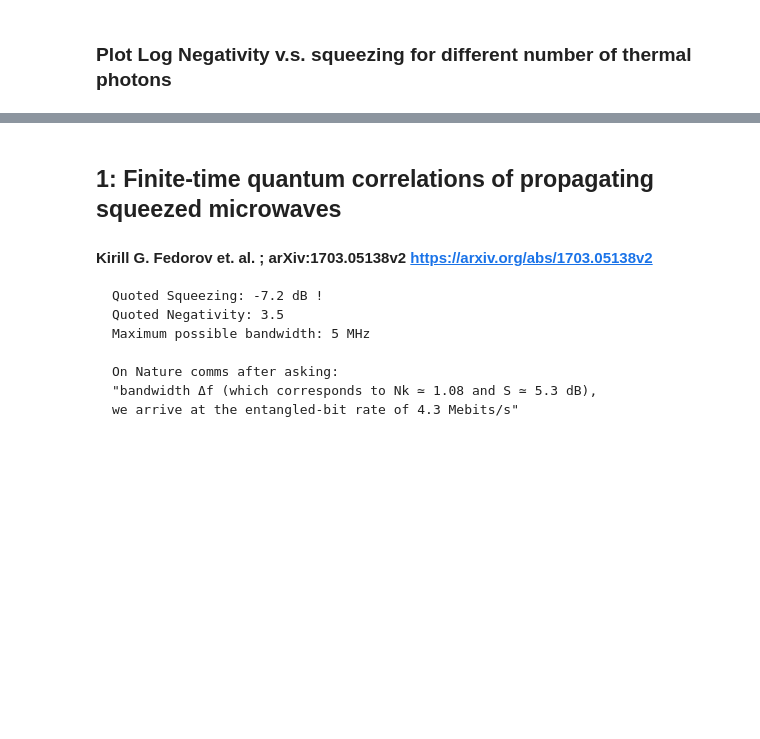
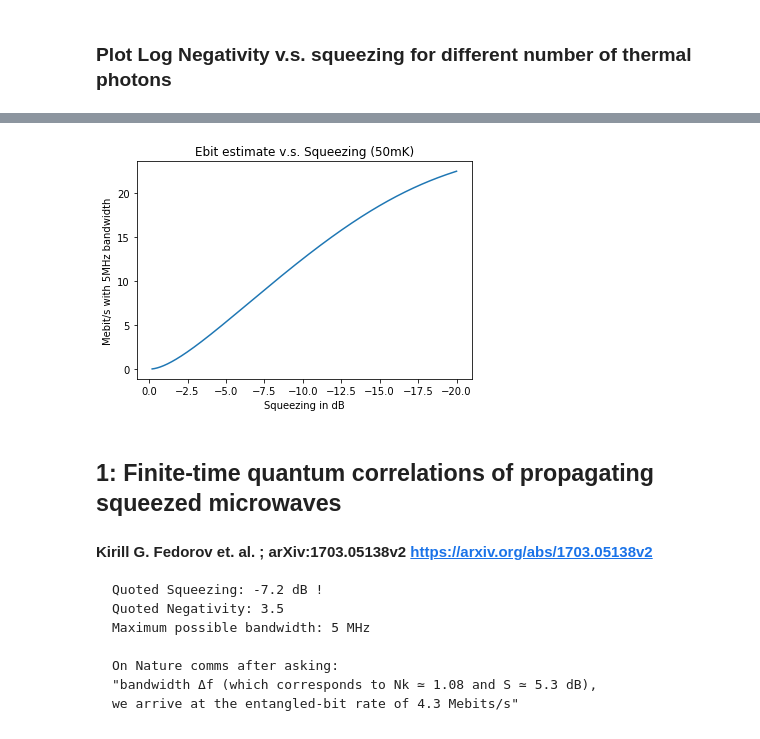
Before and after one commit to benschneider/Dynamical-Casimir-Effect-Sim, a Jupyter notebook: ebit_comparison.ipynb, the cells around one changed output, grey strips where cells are left out. Drawn from its saved outputs; the diff is of its cells as text; code cells hidden in the pictures; blank space fills up the shorter version.

```diff
--- a/ebit_comparison.ipynb
+++ b/ebit_comparison.ipynb
@@ -59,6 +59,17 @@ def get_Ebit(sqdb, bw=1, th=0):
     print('LogNeg: '+str(N))
     print('Ef: '+str(ef))
     print('Ebits: '+str(bw*ef/1e6)+ ' Mebit/s')
+# %%
+def get_SQ_vs_Ebit(sqmax=-20, sqmin=-0.1, bw=1, th=0, points=1001):
+    '''squeezing in db sqdb, bandwidth bw, total thermal photons (equal contr) th'''
+    sqdb_list = np.linspace(sqmin, sqmax, points) # in linear units
+    ebitlist = np.zeros(points)
+    for i, sqdb in enumerate(sqdb_list):
+        sq = get_q(sqdb)
+        M, N = get_LogN_M(0.5+th/2, 0.5+th/2, sq)
+        ef = get_Ef(N)
+        ebitlist[i] = ef*bw
+    return (sqdb_list, ebitlist)
 # %% [markdown]
 ### Plot thermal photons v.s. freq.
 $$n = \dfrac{1}{\exp^{h f/ k_b T} -1}$$
@@ -91,3 +110,12 @@ plot_LogN_vs_SQ(th=0.02)  # With thermal photons (0.02 @ 50mK & 4GHz)
+# %%
+(sqdb_list, ebitlist) = get_SQ_vs_Ebit(sqmax=-20, sqmin=-0.2, bw=5e6, th=0.02, points=1001)
+plt.plot(sqdb_list, ebitlist/1e6)
+plt.title('Ebit estimate v.s. Squeezing (50mK)')
+plt.xlabel('Squeezing in dB')
+plt.ylabel('Mebit/s with 5MHz bandwidth')
+plt.gca().invert_xaxis()
+# %% [output]
+[figure, added]
 # %% [markdown]
 ## 1: Finite-time quantum correlations of propagating squeezed microwaves
 #### Kirill G. Fedorov et. al.  ; arXiv:1703.05138v2 https://arxiv.org/abs/1703.05138v2
```
Also changed, not shown: parts of 2 cells of this notebook.
